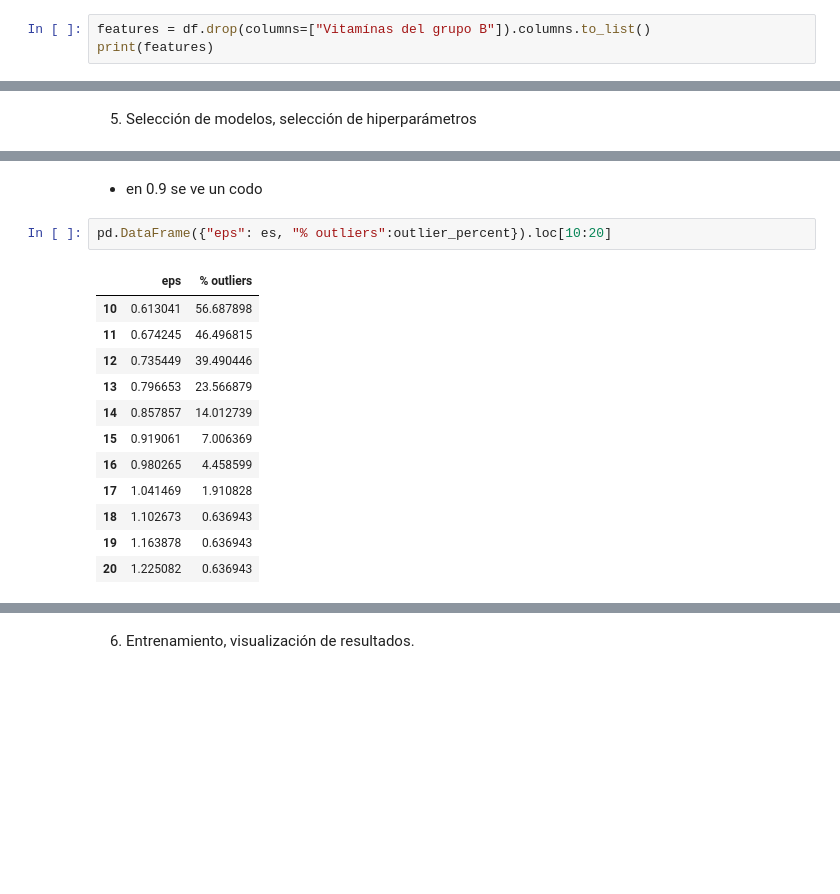
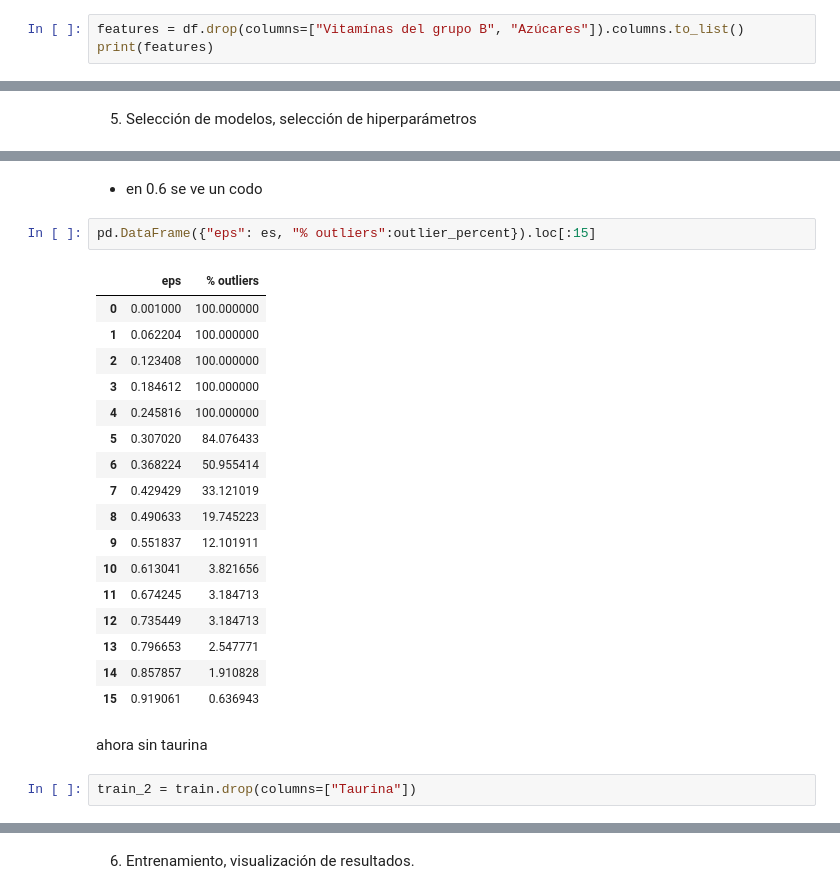
Before and after one commit to njisly/online_ds_thebridge_Nur, a Jupyter notebook: ejercicios/04_Machine_Learning/Sprint_15/Unidad_02/Practica_Obligatoria/18_Practica_Obligatoria_Clustering_II.ipynb, the cells around one changed output, grey strips where cells are left out. Drawn from its saved outputs; the diff is of its cells as text; blank space fills up the shorter version.

```diff
--- a/ejercicios/04_Machine_Learning/Sprint_15/Unidad_02/Practica_Obligatoria/18_Practica_Obligatoria_Clustering_II.ipynb
+++ b/ejercicios/04_Machine_Learning/Sprint_15/Unidad_02/Practica_Obligatoria/18_Practica_Obligatoria_Clustering_II.ipynb
@@ -110,6 +110,6 @@ sns.pairplot(df)
 # %% [markdown]
 4. Tratamiento de Features.
 # %%
-features = df.drop(columns=["Vitamínas del grupo B"]).columns.to_list()
+features = df.drop(columns=["Vitamínas del grupo B", "Azúcares"]).columns.to_list()
 print(features)
 # %% [output]
@@ -160,17 +160,26 @@ plt.show()
 # %% [markdown]
-- en 0.9 se ve un codo
+- en 0.6 se ve un codo
 # %%
-pd.DataFrame({"eps": es, "% outliers":outlier_percent}).loc[10:20]
+pd.DataFrame({"eps": es, "% outliers":outlier_percent}).loc[:15]
 # %% [output]
 |  | eps | % outliers |
-| 10 | 0.613041 | 56.687898 |
-| 11 | 0.674245 | 46.496815 |
-| 12 | 0.735449 | 39.490446 |
-| 13 | 0.796653 | 23.566879 |
-| 14 | 0.857857 | 14.012739 |
-| 15 | 0.919061 | 7.006369 |
-| 16 | 0.980265 | 4.458599 |
-| 17 | 1.041469 | 1.910828 |
-| 18 | 1.102673 | 0.636943 |
-| 19 | 1.163878 | 0.636943 |
-| 20 | 1.225082 | 0.636943 |
+| 0 | 0.001000 | 100.000000 |
+| 1 | 0.062204 | 100.000000 |
+| 2 | 0.123408 | 100.000000 |
+| 3 | 0.184612 | 100.000000 |
+| 4 | 0.245816 | 100.000000 |
+| 5 | 0.307020 | 84.076433 |
+| 6 | 0.368224 | 50.955414 |
+| 7 | 0.429429 | 33.121019 |
+| 8 | 0.490633 | 19.745223 |
+| 9 | 0.551837 | 12.101911 |
+| 10 | 0.613041 | 3.821656 |
+| 11 | 0.674245 | 3.184713 |
+| 12 | 0.735449 | 3.184713 |
+| 13 | 0.796653 | 2.547771 |
+| 14 | 0.857857 | 1.910828 |
+| 15 | 0.919061 | 0.636943 |
+# %% [markdown]
+ahora sin taurina
+# %%
+train_2 = train.drop(columns=["Taurina"])
```
Also changed, not shown: parts of 31 cells of this notebook.
